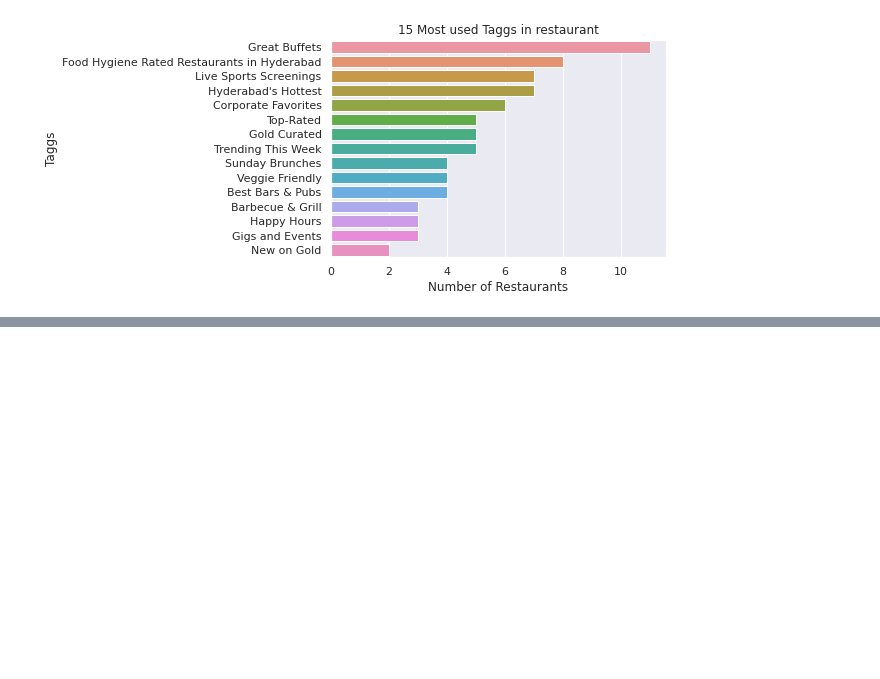
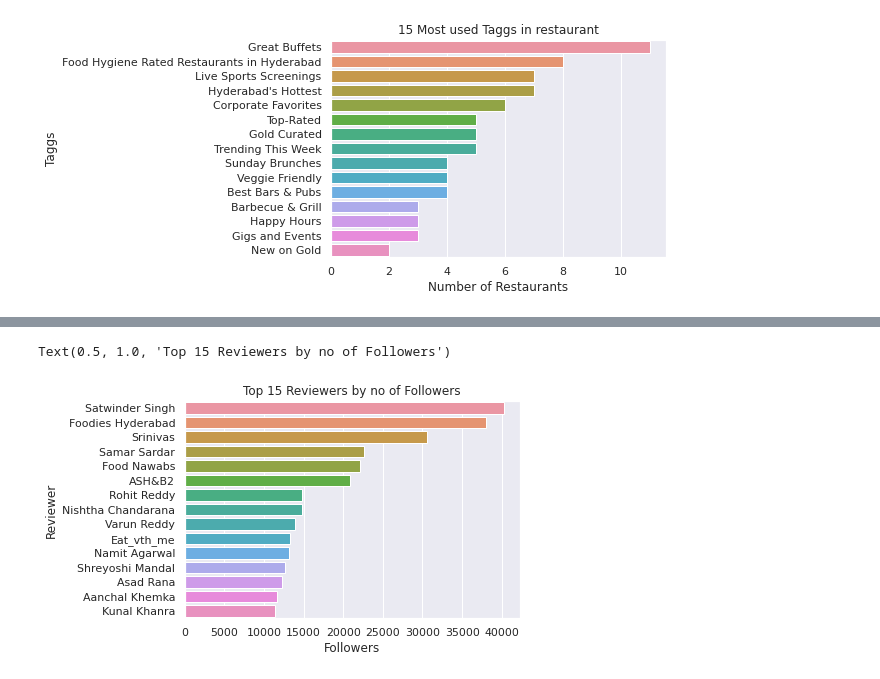
Before and after one commit to Sivaramaguhan/Zomato-Restaurant-Clustering-And-Sentiment-Analysis, a Jupyter notebook: Zomato_Restaurant_Clustering_And_Sentiment_Analysis.ipynb, the cells around one changed output, grey strips where cells are left out. Cells and saved outputs as stored; diff of their text form; code cells hidden in the pictures; blank space fills up the shorter version.

```diff
--- a/Zomato_Restaurant_Clustering_And_Sentiment_Analysis.ipynb
+++ b/Zomato_Restaurant_Clustering_And_Sentiment_Analysis.ipynb
@@ -616,0 +712,6 @@ plt.axis("off")
+# %%
+sns.barplot(data=df_Reviewer, x='Followers', y='Reviewer', order=df_Reviewer.sort_values('Followers',ascending=False).Reviewer[:15])
+plt.title('Top 15 Reviewers by no of Followers')
+# %% [output]
+Text(0.5, 1.0, 'Top 15 Reviewers by no of Followers')
+[figure, added]
```
Also changed, not shown: parts of 19 cells of this notebook.
